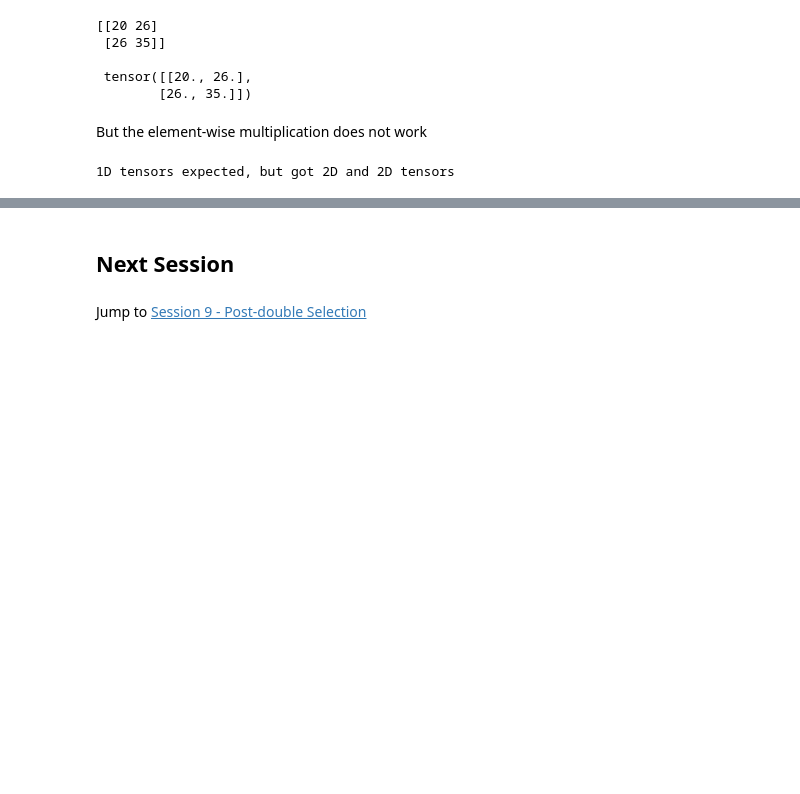
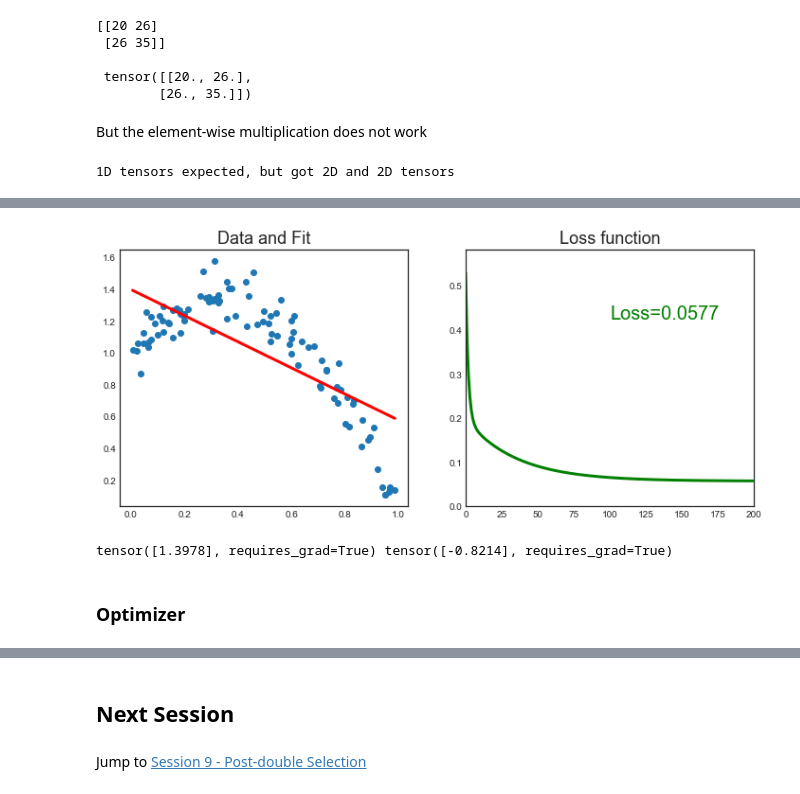
Before and after one commit to matteocourthoud/Machine-Learning-for-Economic-Analysis, a Jupyter notebook: 8_neuralnets.ipynb, the cells around one changed output, grey strips where cells are left out. Saved outputs shown, nothing was run; the diff lists cells and outputs as text; code cells hidden in the pictures; blank space fills up the shorter version.

```diff
--- a/8_neuralnets.ipynb
+++ b/8_neuralnets.ipynb
@@ -145,0 +435,62 @@ TBD
+# %%
+# Init
+lr = 1e-1
+n_epochs = 200
+losses = []
+
+# Init guess
+torch.manual_seed(42)
+a = torch.randn(1, requires_grad=True, dtype=torch.float, device='cpu')
+b = torch.randn(1, requires_grad=True, dtype=torch.float, device='cpu')
+
+# Loop over epochs
+for t in range(n_epochs):
+    y_hat = a + b * x_tensor
+    error = y_tensor - y_hat
+    loss = (error ** 2).mean()
+    losses += [loss.detach().numpy()]
+
+    # No more manual computation of gradients!
+    # a_grad = -2 * error.mean()
+    # b_grad = -2 * (x_tensor * error).mean()
+
+    # We just tell PyTorch to work its way BACKWARDS from the specified loss!
+    loss.backward()
+
+    # Let's check the computed gradients...
+    g = [a.grad.numpy(), b.grad.numpy()]
+
+    # What about UPDATING the parameters? Not so fast...
+
+    # FIRST ATTEMPT
+    # AttributeError: 'NoneType' object has no attribute 'zero_'
+    # a = a - lr * a.grad
+    # b = b - lr * b.grad
+    # print(a)
+
+    # SECOND ATTEMPT
+    # RuntimeError: a leaf Variable that requires grad has been used in an in-place operation.
+    # a -= lr * a.grad
+    # b -= lr * b.grad
+
+    # THIRD ATTEMPT
+    # We need to use NO_GRAD to keep the update out of the gradient computation
+    # Why is that? It boils down to the DYNAMIC GRAPH that PyTorch uses...
+    with torch.no_grad():
+        a -= lr * a.grad
+        b -= lr * b.grad
+
+    # PyTorch is "clingy" to its computed gradients, we need to tell it to let it go...
+    a.grad.zero_()
+    b.grad.zero_()
+
+    # Plot
+    if (t+1) % 10 == 0:
+        gradient_plot(x, y, y_hat.data.numpy(), n_epochs, losses)
+
+print(a, b)
+# %% [output]
+[figure, added]
+tensor([1.3978], requires_grad=True) tensor([-0.8214], requires_grad=True)
+# %% [markdown]
+### Optimizer
```
Also changed, not shown: parts of 70 cells of this notebook.
